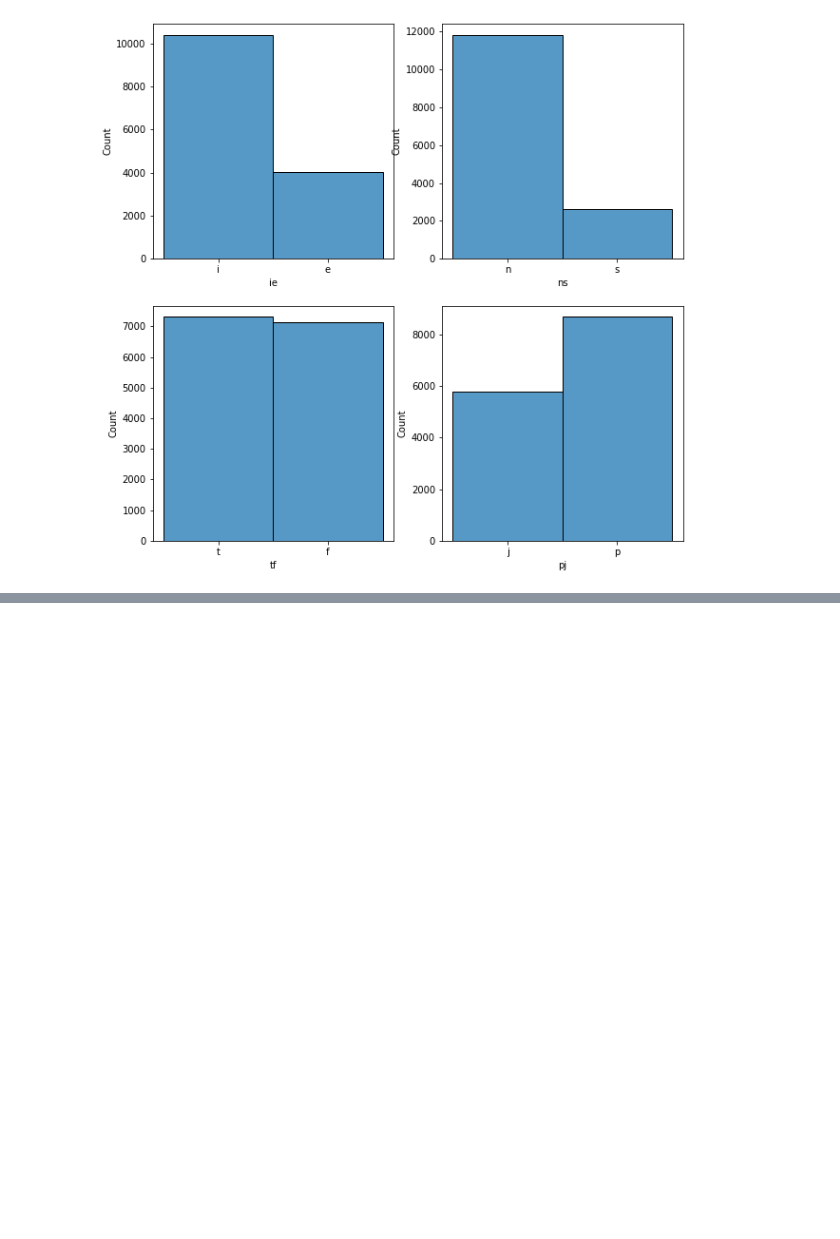
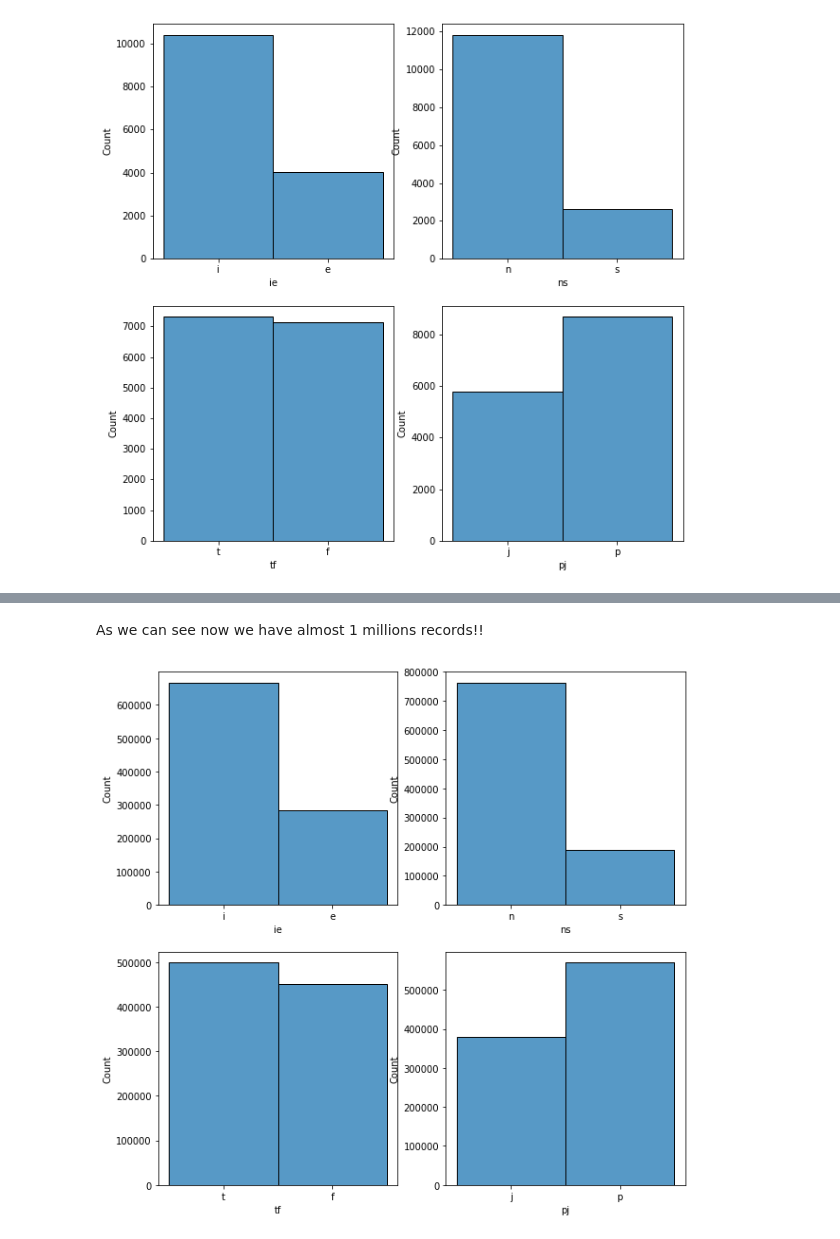
Before and after one commit to edu-rinaldi/MBTI-Predictor, a Jupyter notebook: MBTI.ipynb, the cells around one changed output, grey strips where cells are left out. Drawn from its saved outputs; the diff is of its cells as text; code cells hidden in the pictures; blank space fills up the shorter version.

```diff
--- a/MBTI.ipynb
+++ b/MBTI.ipynb
@@ -344,9 +354,8 @@ def split_type(df, typeCol='type', withDrop=False):
   return splitted_type_df, indicators
 # %%
 # Split type in 4 indicators
-mbti_type_splitted_df, indicators = split_type(mbti_splitted_df, withDrop=True)
+mbti_type_splitted_df, indicators = split_type(mbti_renamed_df, withDrop=True)
 
-# mbti_type_splitted_df = mbti_type_splitted_df.cache()
 mbti_type_splitted_df.show()
 # %% [output]
 +--------------------+---+---+---+---+
@@ -371,5 +381,13 @@ only showing top 20 rows
 # %%
 def plot_indicators_distribution(df):
+  """
+  Given ad DataFrame as input, it plots each indicator distribution
+
+  Parameters
+  ----------
+  df : pyspark.sql.DataFrame
+      Input DataFrame
+  """
   fig, ax = plt.subplots(2, 2, figsize=(10, 10))
   for ind, subplot in zip(indicators, ax.flatten()):
     sns.histplot(df.toPandas(), x=ind, ax=subplot)
@@ -1268,0 +1642,22 @@ for ind in indicators:
+# %%
+# Put this to False if you want to not use the cached dataset (slower)
+USE_PRESPLITTED_UNION_DF = True
+
+UNION_DATASET_PATH = f'{DATASETS_PATH}mbti_and_reddit.parquet'
+
+# Se this to True if you want to save the dataset
+SAVE_DATASET = False
+
+if USE_PRESPLITTED_UNION_DF:
+  print(f'Loading dataset at {UNION_DATASET_PATH}')
+  single_post_union_df = spark.read.parquet(UNION_DATASET_PATH)
+  indicators = ['ie','ns','tf','pj']
+else:
+  single_post_union_df = union_df.withColumn('post', explode(split("post", "\|\|\|"))).where(col('post') != '')
+
+if SAVE_DATASET:
+  print(f'Dataset save at {UNION_DATASET_PATH}')
+  single_post_union_df.write.parquet(UNION_DATASET_PATH)
+
+single_post_union_df.show()
+print(f'Dataset is composed by {len(single_post_union_df.columns)} columns and {single_post_union_df.count()} records')
@@ -1268,0 +1682,6 @@ for ind in indicators:
+# %% [markdown]
+As we can see now we have almost 1 millions records!!
+# %%
+plot_indicators_distribution(single_post_union_df)
+# %% [output]
+[figure, added]
```
Also changed, not shown: parts of 181 cells of this notebook, 1 other file.
